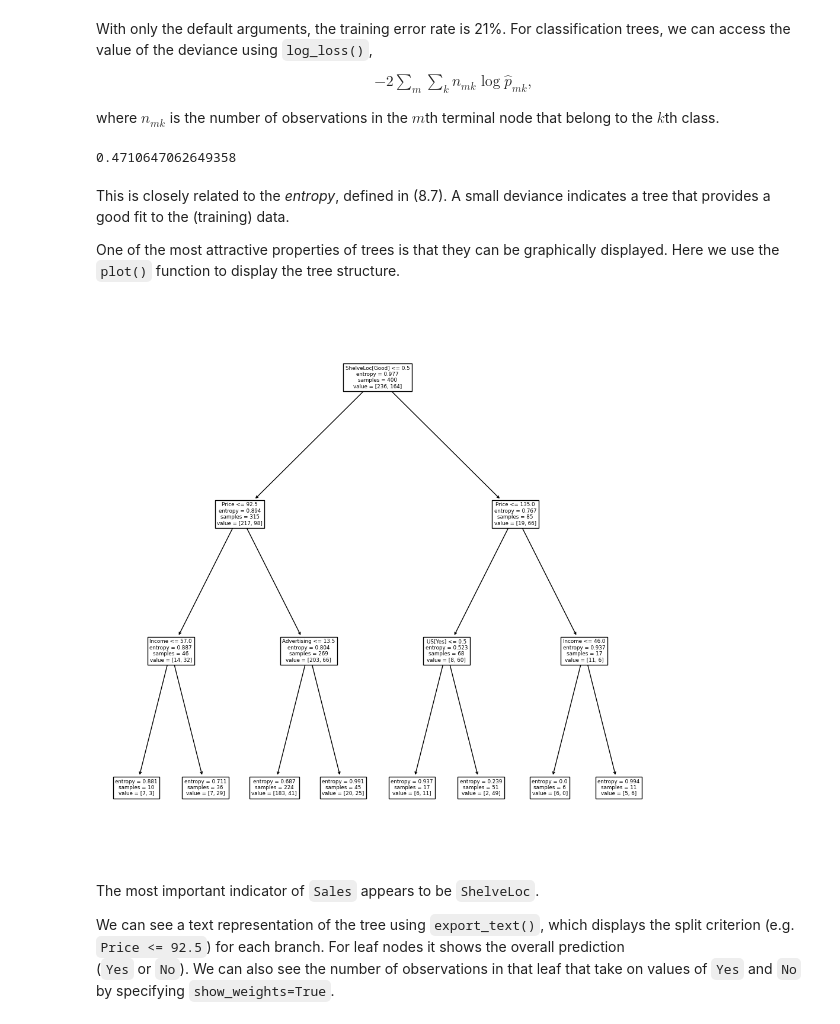
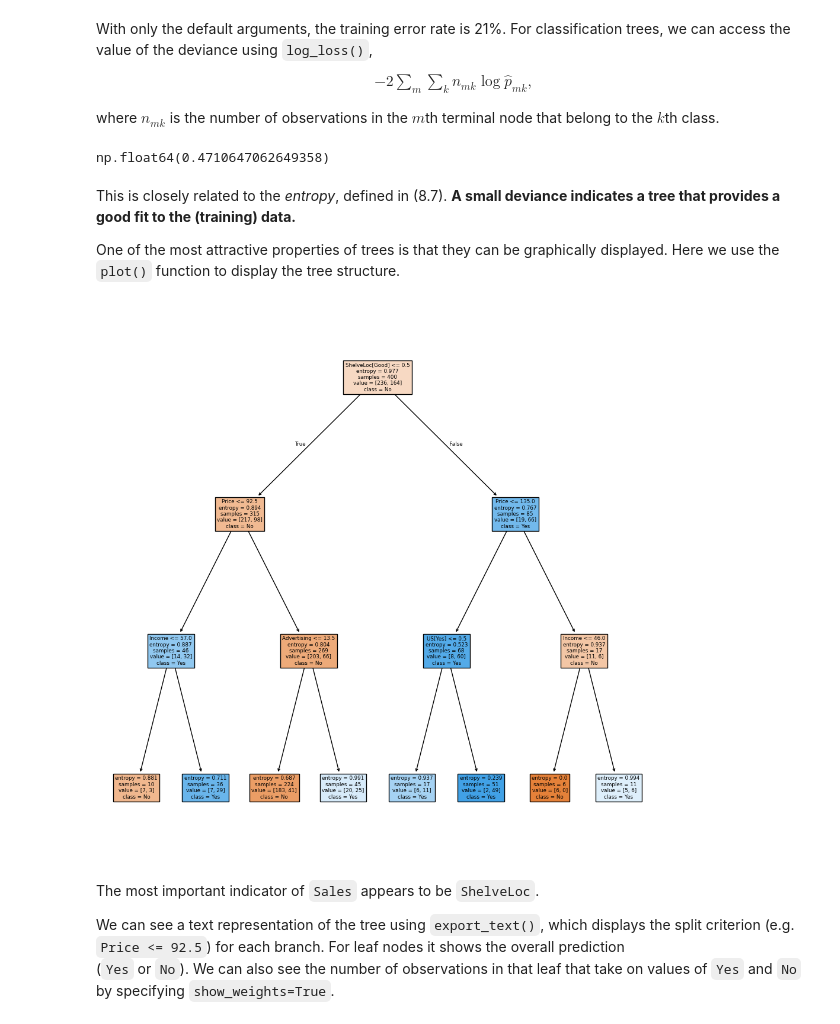
Before and after one commit to FDrico/statistical_learning, a Jupyter notebook: notebooks/Ch08-baggboost-lab.ipynb, the cells around one changed output. Drawn from its saved outputs; the diff is of its cells as text; code cells hidden in the pictures.

Commit message:
Added graphviz as requirement, and finished the regression trees, bagging, boosting

```diff
--- a/notebooks/Ch08-baggboost-lab.ipynb
+++ b/notebooks/Ch08-baggboost-lab.ipynb
@@ -78,7 +79,8 @@ order to predict `High` using all variables but `Sales`.
 To do so, we must form a model matrix as we did when fitting regression
 models.
 # %%
-model = MS(Carseats.columns.drop('Sales'), intercept=False)
+model = MS(Carseats.columns.drop('Sales'), # We will use all columns except for sales, which is the variable to be predicted
+            intercept=False) # We decide to go with no intercept. Why?
 D = model.fit_transform(Carseats)
 feature_names = list(D.columns)
-X = np.asarray(D)
+X = np.asarray(D) # We want a numpy array with columns as features and rows as samples.
@@ -128,22 +132,24 @@ node that belong to the $k$th class.
 resid_dev = np.sum(log_loss(High, clf.predict_proba(X)))
 resid_dev
 # %% [output]
-0.4710647062649358
+np.float64(0.4710647062649358)
 # %% [markdown]
 This is closely related to the *entropy*, defined in (8.7).
-A small deviance indicates a
-tree that provides a good fit to the (training) data.
+**A small deviance indicates a
+tree that provides a good fit to the (training) data.**
 
 One of the most attractive properties of trees is that they can
 be graphically displayed. Here we use the `plot()`  function
 to display the tree structure.
 # %%
 ax = subplots(figsize=(12,12))[1]
-plot_tree(clf,
-          feature_names=feature_names,
+plot_tree(clf, # plot_tree comes with scikit_learn, and receives the fit clf.
+          feature_names=feature_names, # As CLF required a numpy array, it knew nothing about the predictors names, so we have to let it know.
+          class_names=['No', 'Yes'],
+          filled=True,
           ax=ax);
 # %% [output]
-[figure, old version]
+[figure, new version]
 # %% [markdown]
 The most important indicator of `Sales` appears to be `ShelveLoc`.
 
```
Also changed, not shown: parts of 33 cells of this notebook, 3 other files.
